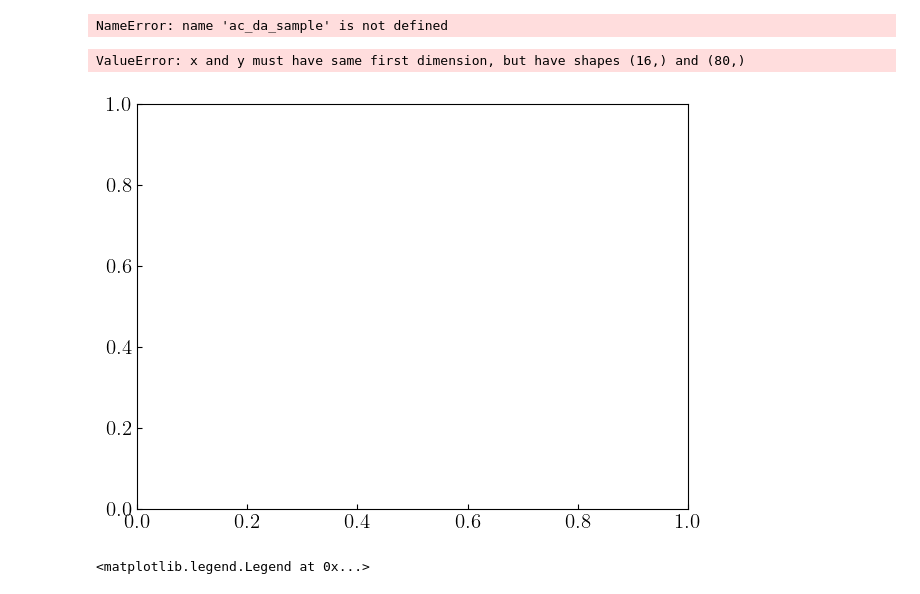
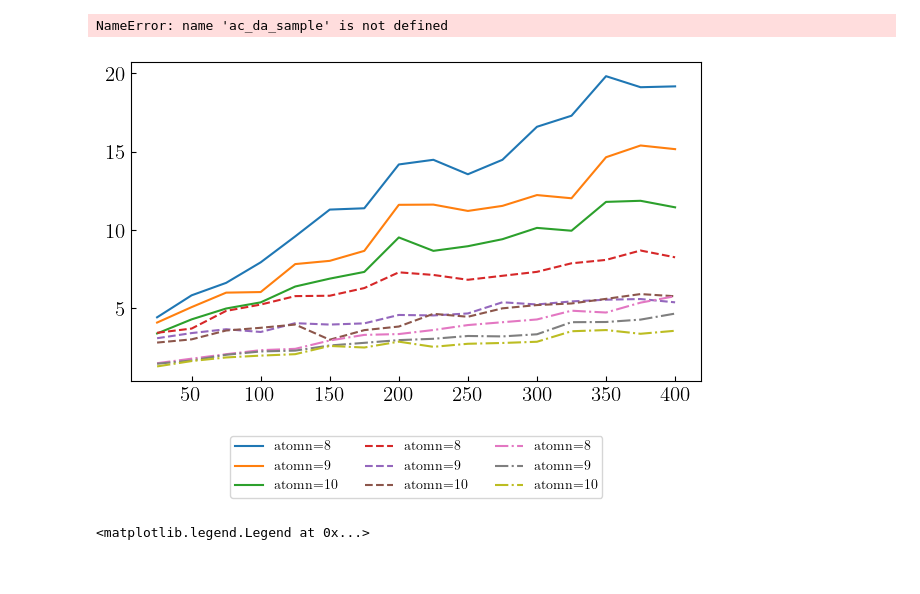
Before and after one commit to qazwsx351789/Analog-QSVM, a Jupyter notebook: Example_MNIST.ipynb, the cells around one changed output. Saved outputs shown, nothing was run; the diff lists cells and outputs as text; code cells hidden in the pictures.

```diff
--- a/Example_MNIST.ipynb
+++ b/Example_MNIST.ipynb
@@ -249,7 +249,7 @@ for fn in['wine','awgn_mnist','cifar10','fashion_mnist','mini']:
             t.update()
 
                 #Quantum
-            pca=Pca(PCA_n=PCA_n,StandardizeOrNot=False,sklearnPCA=True)
+            pca=Pca(PCA_n=PCA_n,StandardizeOrNot=True,sklearnPCA=True)
             pca.fitting(traindata[:n])
             svm_tr_data=pca.transform(traindata[:n])
             svm_te_data=pca.transform(testdata)
@@ -309,7 +309,7 @@ for fn in['wine','awgn_mnist','cifar10','fashion_mnist','mini']:
         ac_r_list.append(ac_r)
 
 
-    filename = f'./result/{fn}_NoStandardized_test.json'
+    filename = f'./result/{fn}_Standardized_test.json'
     store={}
     f = open(filename , "a+")
 
@@ -467,31 +467,30 @@ f.close()
 [  -------------------- ]
 NameError: name 'ac_da_sample' is not defined
 # %%
-filename = './result/wine_test.json'
+filename = './result/fashion_mnist_NoStandardized_test.json'
 start=6
 end=9
 
 
 f = open(filename , "r")
 story=json.load(f)
 geo_dar_list=story["accuracy_da"]
 geo_dr_list=story["accuracy_d"]
 geo_dad_list=story["accuracy_r"]
 
 
 ac_da_list=story["geometry_da"]
 ac_d_list=story["geometry_d"]
 ac_r_list=story["geometry_r"]
 
 for i,ll in enumerate(ac_da_list[start:end],1):
     plt.plot( range(25,401,25),ll,label=f"atomn={i+start+1}")
 for i,ll in enumerate(ac_d_list[start:end],1):
     plt.plot( range(25,401,25),ll,label=f"atomn={i+start+1}",ls="--")
 for i,ll in enumerate(ac_r_list[start:end],1):
     plt.plot( range(25,401,25),ll,label=f"atomn={i+start+1}",ls="-.")
 plt.legend(fontsize=10, loc="upper center", bbox_to_anchor=(0.5, -0.15), ncol=3)
 
 f.close()
 # %% [output]
-ValueError: x and y must have same first dimension, but have shapes (16,) and (80,)
-[figure, old version]
+[figure, new version]
```
Also changed, not shown: parts of 1 cell of this notebook.
